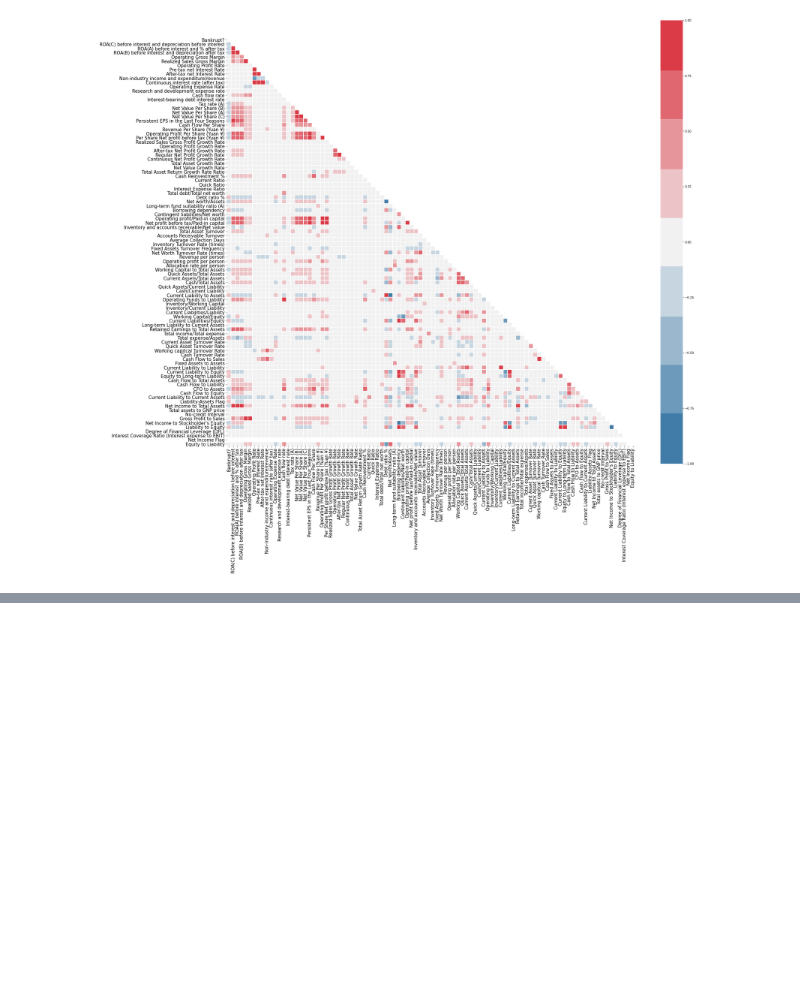
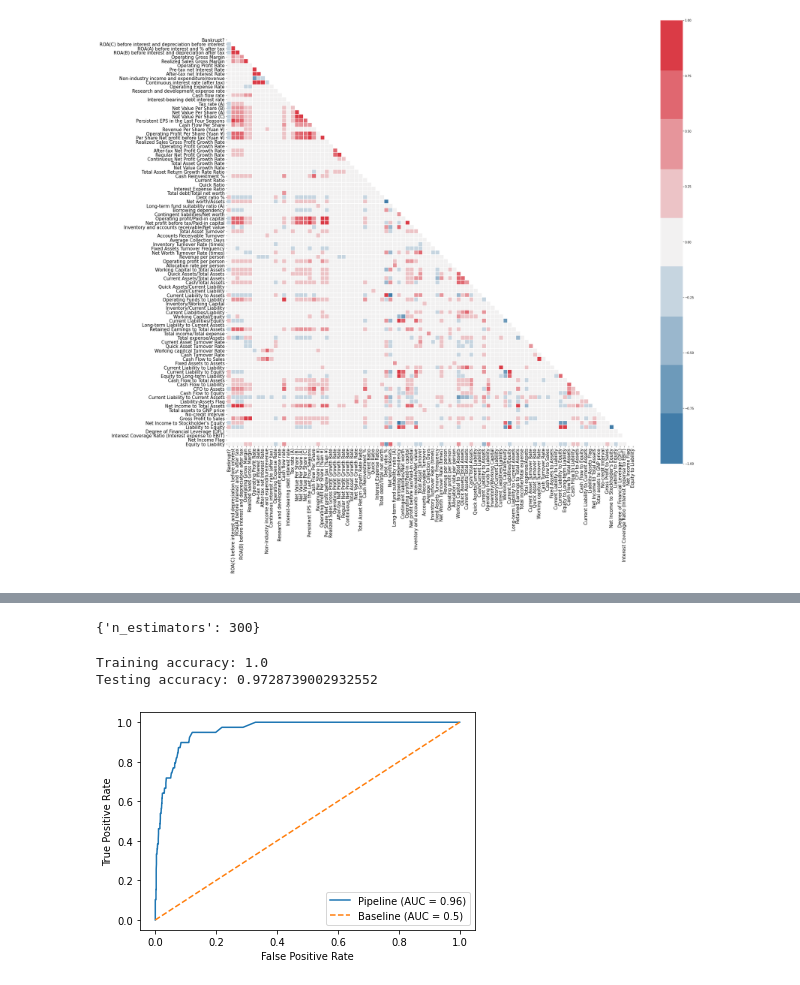
Before and after one commit to EKAnyigba/Company-Bankruptcy-Prediction, a Jupyter notebook: Company Bankruptcy Prediction.ipynb, the cells around one changed output, grey strips where cells are left out. Drawn from its saved outputs; the diff is of its cells as text; code cells hidden in the pictures; blank space fills up the shorter version.

```diff
--- a/Company Bankruptcy Prediction.ipynb
+++ b/Company Bankruptcy Prediction.ipynb
@@ -88,0 +143,6 @@ plt.savefig('/content/drive/MyDrive/CODING_DOJO/PROJECT/Company Bankruptcy Predi
+# %%
+# instantiate grid search
+_gs = GridSearchCV(RandomForestClassifier(), _params)
+# %%
+# fit data to grid search
+_gs.fit(X,y)
@@ -88,0 +170,27 @@ plt.savefig('/content/drive/MyDrive/CODING_DOJO/PROJECT/Company Bankruptcy Predi
+# %%
+# get the best prarmeters for Ramdom forest classifier
+_gs.best_params_
+# %% [output]
+{'n_estimators': 300}
+# %%
+# split data into training and testing sets
+X_train, X_test, y_train, y_test = train_test_split(X,y, random_state = 3, test_size = 0.20)
+# %%
+# Create a pipeline for scaling, & randomforest classifier and fit training data
+_pipe = make_pipeline(StandardScaler(), RandomForestClassifier(n_estimators=300)).fit(X_train, y_train)
+# %%
+# print out testing an training scores
+print('Training accuracy:', _pipe.score(X_train, y_train))
+print('Testing accuracy:', _pipe.score(X_test, y_test))
+# %% [output]
+Training accuracy: 1.0
+Testing accuracy: 0.9728739002932552
+# %%
+# plot area under curve plot
+plot_roc_curve(_pipe, X_test, y_test)
+plt.plot([0, 1], [0, 1], ls = '--', label = 'Baseline (AUC = 0.5)')
+plt.legend();
+plt.tight_layout();
+plt.savefig('/content/drive/MyDrive/CODING_DOJO/PROJECT/Company Bankruptcy Prediction/Images/ROC Curve.png', dpi = 300);
+# %% [output]
+[figure, added]
```
Also changed, not shown: parts of 10 cells of this notebook.
